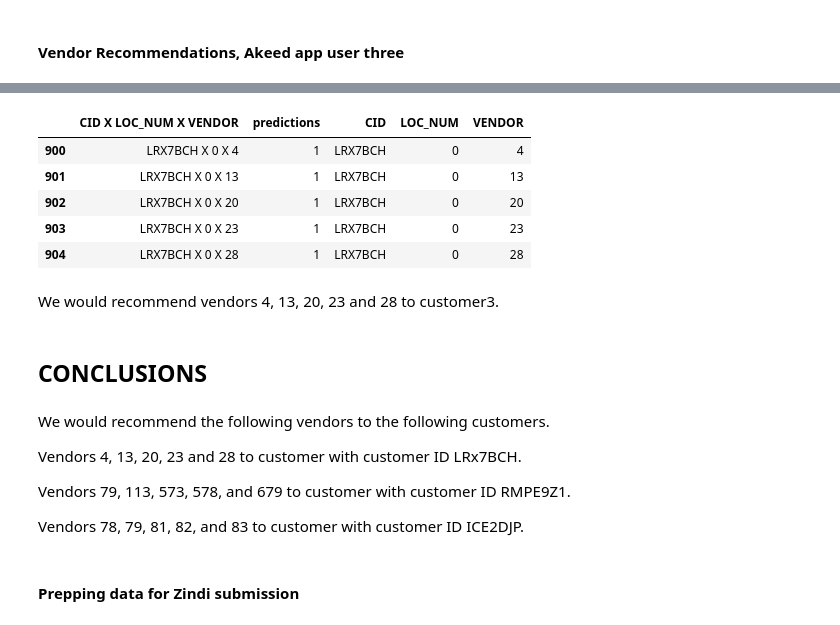
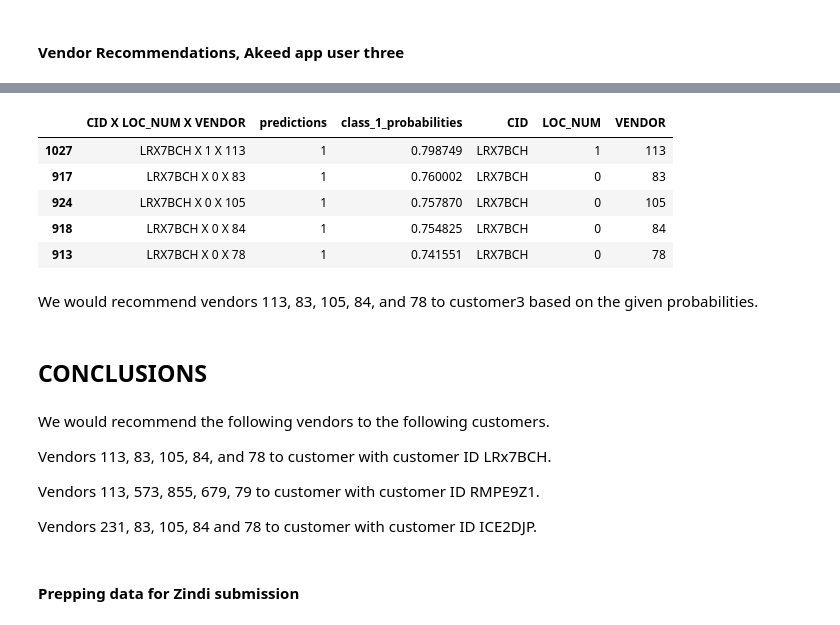
Before and after one commit to Askoye/Restaurant-Recommender-System, a Jupyter notebook: Implementing_the_solution_with_Random_Forest_and_Challenging_the_Solution_with_XGBoost.ipynb, the cells around one changed output, grey strips where cells are left out. Cells and saved outputs as stored; diff of their text form; code cells hidden in the pictures.

```diff
--- a/Implementing_the_solution_with_Random_Forest_and_Challenging_the_Solution_with_XGBoost.ipynb
+++ b/Implementing_the_solution_with_Random_Forest_and_Challenging_the_Solution_with_XGBoost.ipynb
@@ -903,0 +921,3 @@ array([0, 0, 0, ..., 0, 0, 0])
+# %%
+#probability predictions of target = 1
+prob_class_1 = rf3.predict_proba(test_clean)[:, 1]
@@ -954,5 +1007,6 @@ dtype: int64
 # adding predictions to test_predictions df
 
 test_predictions['predictions'] = new_predictions
+test_predictions['class_1_probabilities'] = prob_class_1
 test_predictions.head()
 # %% [output]
@@ -972,6 +1021,6 @@ See the caveats in the documentation: https://pandas.pydata.org/pandas-docs/stab
 # %%
 # selecting CID X LOC_NUM X VENDOR and predictions, we will use this to make recommendations to Akeed user
-df = test_predictions[['CID X LOC_NUM X VENDOR', 'predictions']]
+df = test_predictions[['CID X LOC_NUM X VENDOR', 'predictions', 'class_1_probabilities']]
 print(df.shape)
 df.head()
 # %% [output]
@@ -1080,25 +1129,25 @@ customer3.head(5)
 # %%
 customer3_recommendation = customer3[customer3['predictions'] ==1] #selecting entries where orders were made
-customer3_recommendation.head() #selecting 5 recommendations
+customer3_recommendation.sort_values(by='class_1_probabilities', ascending=False).head() # selecting top 5 recommendations
 # %% [output]
-|  | CID X LOC_NUM X VENDOR | predictions | CID | LOC_NUM | VENDOR |
-| 900 | LRX7BCH X 0 X 4 | 1 | LRX7BCH | 0 | 4 |
-| 901 | LRX7BCH X 0 X 13 | 1 | LRX7BCH | 0 | 13 |
-| 902 | LRX7BCH X 0 X 20 | 1 | LRX7BCH | 0 | 20 |
-| 903 | LRX7BCH X 0 X 23 | 1 | LRX7BCH | 0 | 23 |
-| 904 | LRX7BCH X 0 X 28 | 1 | LRX7BCH | 0 | 28 |
+|  | CID X LOC_NUM X VENDOR | predictions | class_1_probabilities | CID | LOC_NUM | VENDOR |
+| 1027 | LRX7BCH X 1 X 113 | 1 | 0.798749 | LRX7BCH | 1 | 113 |
+| 917 | LRX7BCH X 0 X 83 | 1 | 0.760002 | LRX7BCH | 0 | 83 |
+| 924 | LRX7BCH X 0 X 105 | 1 | 0.757870 | LRX7BCH | 0 | 105 |
+| 918 | LRX7BCH X 0 X 84 | 1 | 0.754825 | LRX7BCH | 0 | 84 |
+| 913 | LRX7BCH X 0 X 78 | 1 | 0.741551 | LRX7BCH | 0 | 78 |
 # %% [markdown]
-We would recommend vendors 4, 13, 20, 23 and 28 to customer3.
+We would recommend vendors 113, 83, 105, 84, and 78 to customer3 based on the given probabilities.
 # %% [markdown]
 ## CONCLUSIONS
 # %% [markdown]
 We would recommend the following vendors to the following customers.
 
-Vendors 4, 13, 20, 23 and 28 to customer with customer ID LRx7BCH.
+Vendors 113, 83, 105, 84, and 78 to customer with customer ID LRx7BCH.
 
-Vendors 79, 113, 573, 578, and 679 to customer with customer ID RMPE9Z1.
+Vendors 113, 573, 855, 679, 79 to customer with customer ID RMPE9Z1.
 
-Vendors 78, 79, 81, 82, and 83 to customer with customer ID ICE2DJP.
+Vendors 231, 83, 105, 84 and 78 to customer with customer ID ICE2DJP.
 # %% [markdown]
 #### Prepping data for Zindi submission
 # %%
```
Also changed, not shown: parts of 25 cells of this notebook.
